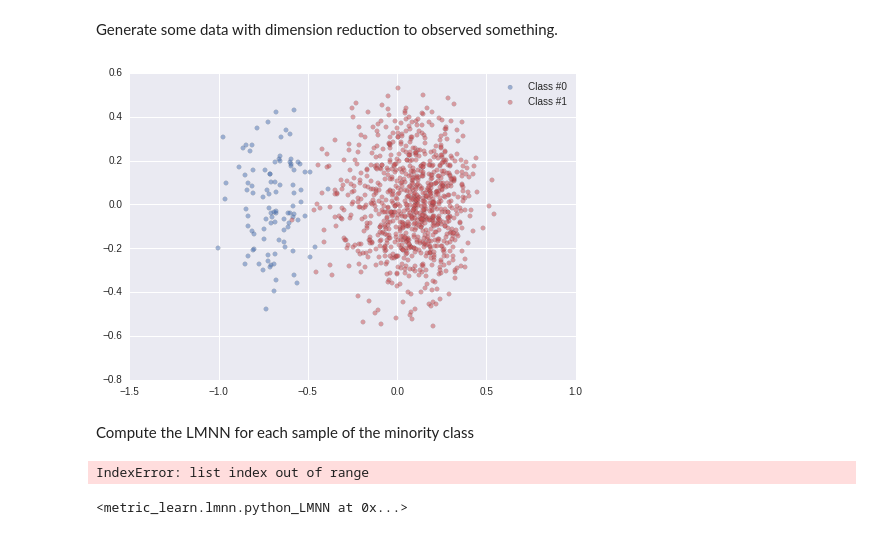
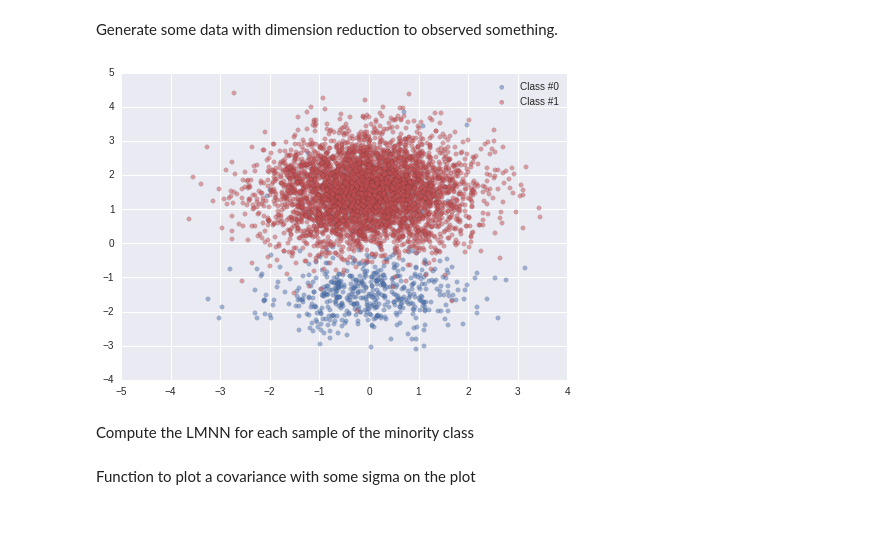
Before and after one commit to I2Cvb/prostate, a Jupyter notebook: notebook/imbalancing-thinkbook.ipynb, the cells around one changed output. Saved outputs shown, nothing was run; the diff lists cells and outputs as text; code cells hidden in the pictures.

```diff
--- a/notebook/imbalancing-thinkbook.ipynb
+++ b/notebook/imbalancing-thinkbook.ipynb
@@ -21,31 +22,28 @@ almost_black = '#262626'
 Generate some data with dimension reduction to observed something.
 # %%
 # Generate some data
-x, y = make_classification(n_classes=2, class_sep=2, weights=[0.1, 0.9],
-                           n_informative=3, n_redundant=1, flip_y=0,
-                           n_features=20, n_clusters_per_class=1,
-                           n_samples=1000, random_state=10)
-
-x = normalize(x)
+x, y = make_classification(n_features=2, n_redundant=0, n_informative=1, class_sep=1.5,
+                           n_clusters_per_class=1, n_samples=5000, weights=[0.1, 0.9],
+                           random_state=9)
 
 # Instanciate a PCA object for the sake of easy visualisation
-pca = PCA(n_components = 2)
+# pca = PCA(n_components = 2)
 
 # Fit and transform x to visualise inside a 2D feature space
-x_vis = pca.fit_transform(x)
+# x_vis = pca.fit_transform(x)
 
 # Plot the original data
 # Plot the two classes
 palette = sns.color_palette()
-plt.scatter(x_vis[y==0, 0], x_vis[y==0, 1], label="Class #0", alpha=0.5,
+plt.scatter(x[y==0, 0], x[y==0, 1], label="Class #0", alpha=0.5,
             edgecolor=almost_black, facecolor=palette[0], linewidth=0.15)
-plt.scatter(x_vis[y==1, 0], x_vis[y==1, 1], label="Class #1", alpha=0.5,
+plt.scatter(x[y==1, 0], x[y==1, 1], label="Class #1", alpha=0.5,
             edgecolor=almost_black, facecolor=palette[2], linewidth=0.15)
 
 plt.legend()
 plt.show()
 # %% [output]
-[figure, old version]
+[figure, new version]
 # %% [markdown]
 Compute the LMNN for each sample of the minority class
 # %%
@@ -55,23 +53,38 @@ from collections import Counter
 stat_class = Counter(y)
 # Find the minority class key
 label_min_class = min(stat_class, key=stat_class.get)
+label_maj_class = max(stat_class, key=stat_class.get)
 # Save the sample index of this class
-idx_min_class = np.ravel(np.nonzero(y == 0))
+idx_min_class = np.ravel(np.nonzero(y == label_min_class))
+idx_maj_class = np.ravel(np.nonzero(y == label_maj_class))
 
 from sklearn.neighbors import NearestNeighbors
 
+neighbours_required = 21
+
 # Create an object NN only for the minority class
-min_class_NN = NearestNeighbors(n_neighbors=11, n_jobs=-1)
+min_class_NN = NearestNeighbors(n_neighbors=neighbours_required, n_jobs=-1)
 min_class_NN.fit(x[idx_min_class, :], y[idx_min_class])
+
+# Create an object NN only for the majority class
+max_class_NN = NearestNeighbors(n_neighbors=neighbours_required, n_jobs=-1)
+max_class_NN.fit(x[idx_maj_class, :], y[idx_maj_class])
 
 # Create an object NN for the whole dataset
 data_NN = NearestNeighbors(n_neighbors=3, n_jobs=-1)
 data_NN.fit(x, y)
 
-# Compute all the distance of the k-NN on the minority class on the original data
-dist, ind = min_class_NN.kneighbors()
-# Find the maximum distance
-max_dist = np.max(dist, axis=1)
+# Compute all the distance of the k-NN on the minority class on the original data for the point of the minority class
+dist_min, ind_min = min_class_NN.kneighbors(x[idx_min_class, :])
+# Compute all the distance of the k-NN on the majority class on the original data for the point of the minority class
+dist_max, ind_max = max_class_NN.kneighbors(x[idx_min_class, :])
+# Find the largest distance for the both above distances
+dist_min = np.max(dist_min, axis=1)
+dist_max = np.max(dist_max, axis=1)
+
+# Select the max_dist between dist_min and dist_max to ensure a minimum of neighbours
+max_dist = dist_max.copy()
+max_dist[np.nonzero(dist_min > dist_max)] = dist_min[np.nonzero(dist_min > dist_max)]
 
 # Now find the samples to consider with the distance extracted using only the minority class
 # We need to loop since that the distance is changing
@@ -89,17 +102,16 @@ for s in s_considers:
     y_s = y[s[0]]
 
     # Check if there is any imposter
-    tmp = Counter(y_s)
+    stat = Counter(y_s)
 
-    # Fit the LMNN for these data
-    s_lmnn = LMNN(k=len(s[0]))
-    s_lmnn.fit(x_s, y_s)
-    # Store the covariance matrix
-    cov_mat.append(numpy.dot(s_lmnn.L.T, s_lmnn.L) )
+    # If there is only one class, we can compute directly the covariance matrix of the data
+    if (len(stat) == 1):
+        cov_mat.append(np.cov(x_s))
+    else:
+        # Fit the LMNN for these data
+        s_lmnn = LMNN(k=neighbours_required-1)
+        s_lmnn.fit(x_s, y_s)
+        # Store the covariance matrix
+        cov_mat.append(np.dot(s_lmnn.L.T, s_lmnn.L))
-# %% [output]
-IndexError: list index out of range
-# %%
-a = LMNN()
-a.fit(x,y)
-# %% [output]
-<metric_learn.lmnn.python_LMNN at 0x...>
+# %% [markdown]
+Function to plot a covariance with some sigma on the plot
```
Also changed, not shown: parts of 4 cells of this notebook.
